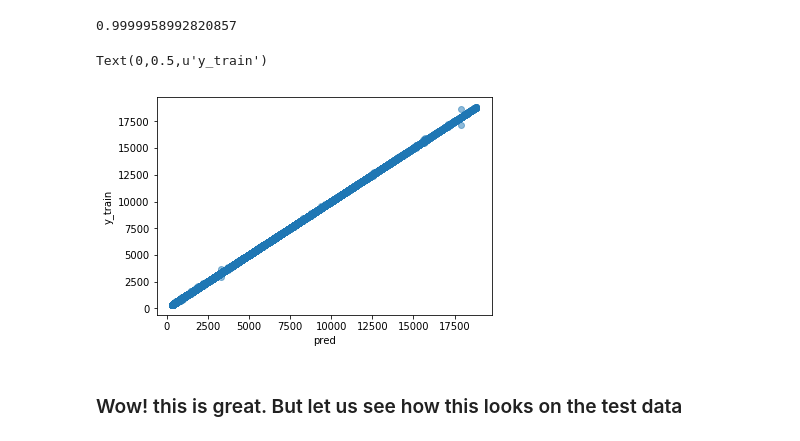
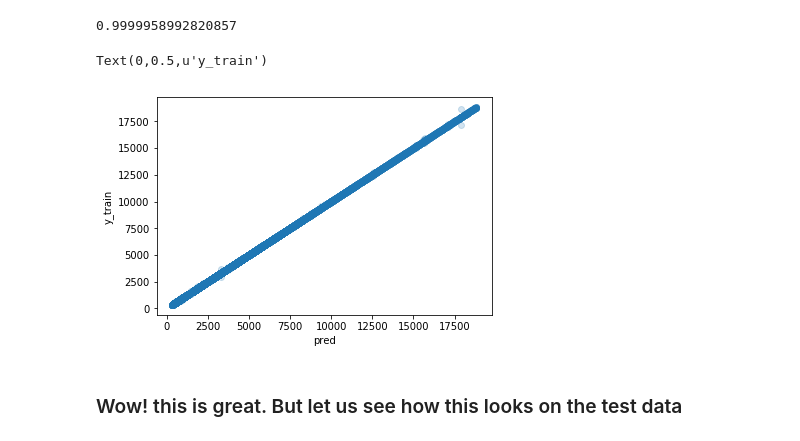
Before and after one commit to niranjan305/diamonds, a Jupyter notebook: diamond_analysis.ipynb, the cells around one changed output. Cells and saved outputs as stored; diff of their text form; code cells hidden in the pictures.

```diff
--- a/diamond_analysis.ipynb
+++ b/diamond_analysis.ipynb
@@ -165,12 +176,12 @@ tr.score(X_train,y_train)
 0.9999958992820857
 # %%
 pred = tr.predict(X_train)
-plt.scatter(pred, y_train['price'], alpha=0.5)
+plt.scatter(pred, y_train['price'], alpha=0.2)
 plt.xlabel('pred')
 plt.ylabel('y_train')
 # %% [output]
 Text(0,0.5,u'y_train')
-[figure, old version]
+[figure, new version]
 # %% [markdown]
 ### Wow! this is great. But let us see how this looks on the test data
 # %%
```
Also changed, not shown: parts of 6 cells of this notebook.
